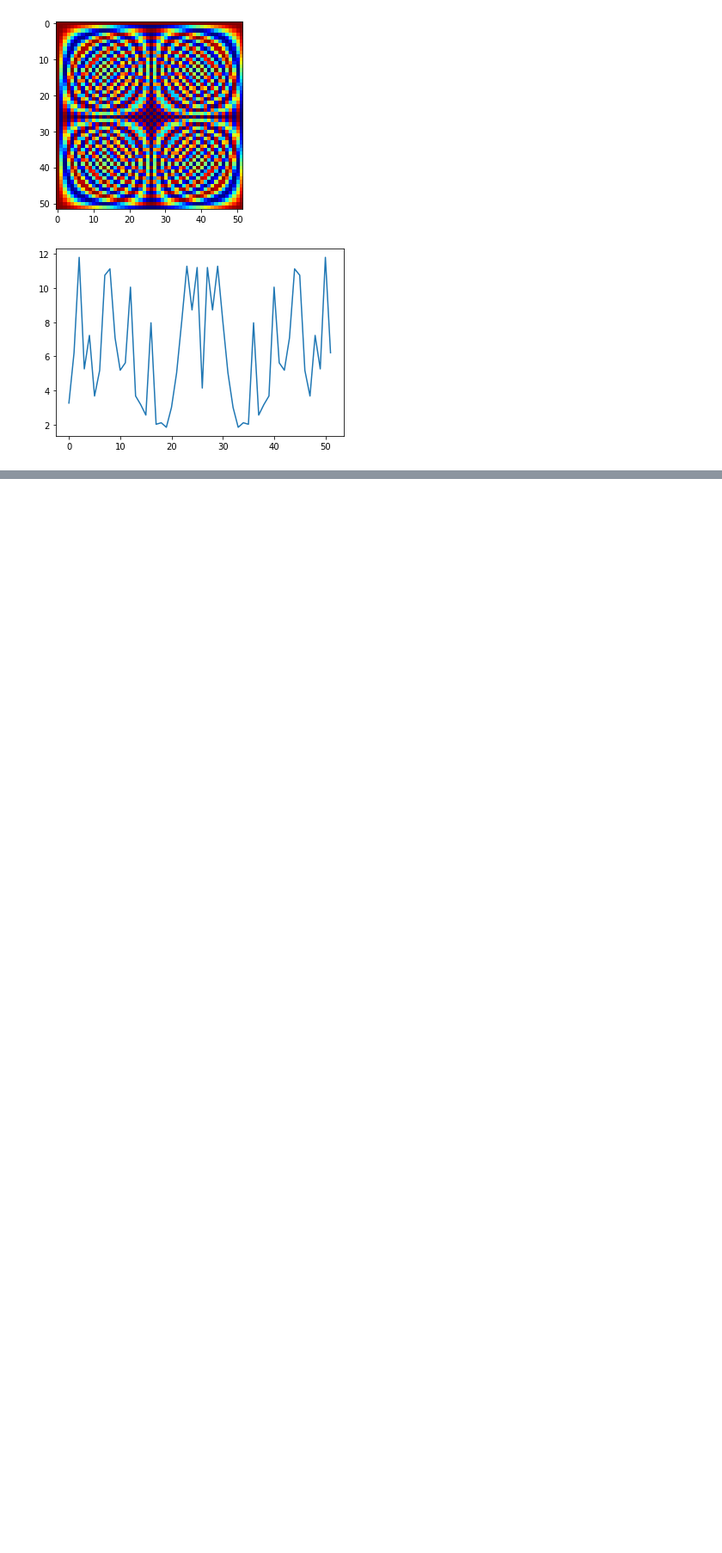
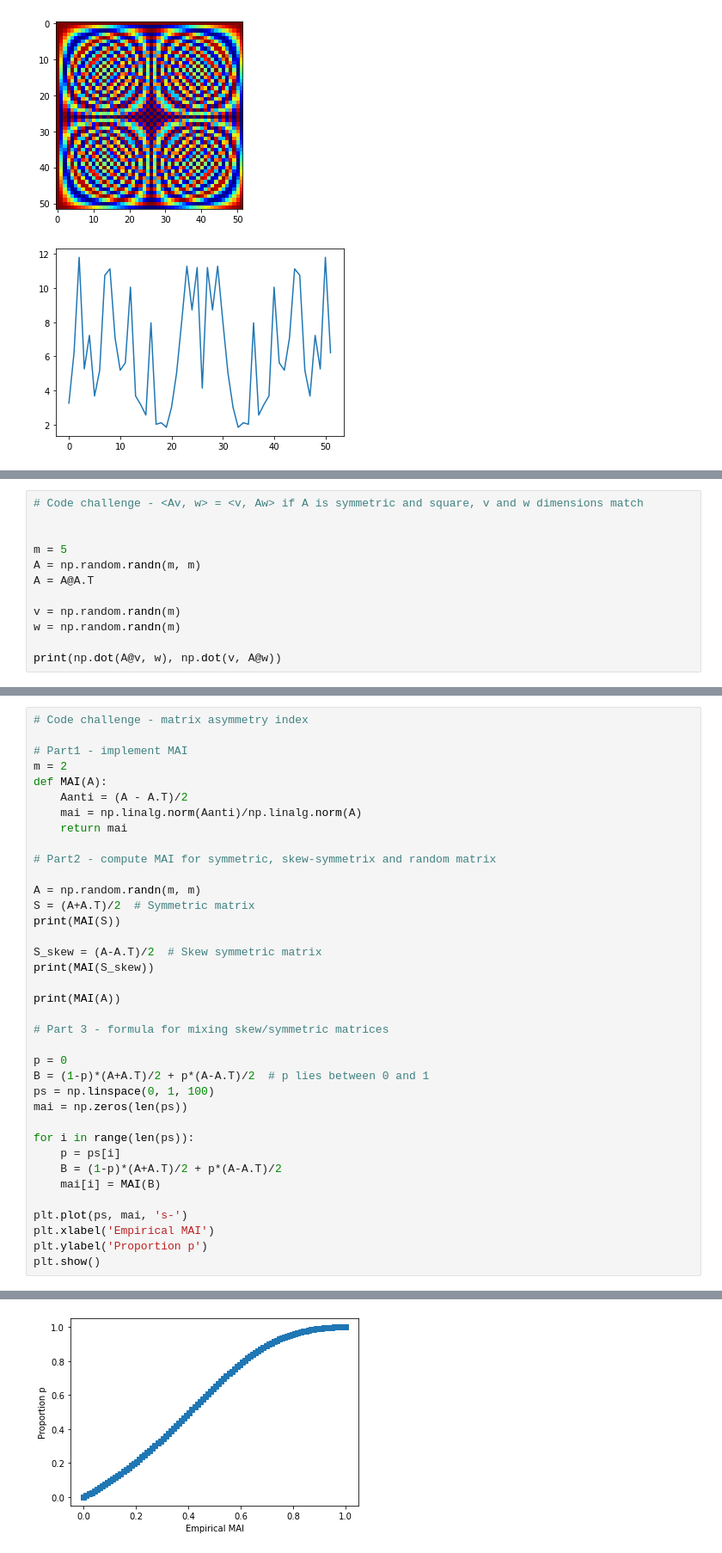
Before and after one commit to abhijitkalta/linear_algebra, a Jupyter notebook: matrix/matrix_algebra.ipynb, the cells around one changed output, grey strips where cells are left out. Shown: that part at 86% size. Drawn from its saved outputs; the diff is of its cells as text; blank space fills up the shorter version.

Commit message:
Add matrix spaces and inverse

```diff
--- a/matrix/matrix_algebra.ipynb
+++ b/matrix/matrix_algebra.ipynb
@@ -692,0 +758,12 @@ plt.show()
+# %%
+# Code challenge - <Av, w> = <v, Aw> if A is symmetric and square, v and w dimensions match
+
+
+m = 5
+A = np.random.randn(m, m)
+A = A@A.T
+
+v = np.random.randn(m)
+w = np.random.randn(m)
+
+print(np.dot(A@v, w), np.dot(v, A@w))
@@ -692,0 +772,38 @@ plt.show()
+# %%
+# Code challenge - matrix asymmetry index
+
+# Part1 - implement MAI
+m = 2
+def MAI(A):
+    Aanti = (A - A.T)/2
+    mai = np.linalg.norm(Aanti)/np.linalg.norm(A)
+    return mai
+
+# Part2 - compute MAI for symmetric, skew-symmetrix and random matrix
+
+A = np.random.randn(m, m)
+S = (A+A.T)/2  # Symmetric matrix
+print(MAI(S))
+
+S_skew = (A-A.T)/2  # Skew symmetric matrix
+print(MAI(S_skew))
+
+print(MAI(A))
+
+# Part 3 - formula for mixing skew/symmetric matrices
+
+p = 0
+B = (1-p)*(A+A.T)/2 + p*(A-A.T)/2  # p lies between 0 and 1
+ps = np.linspace(0, 1, 100)
+mai = np.zeros(len(ps))
+
+for i in range(len(ps)):
+    p = ps[i]
+    B = (1-p)*(A+A.T)/2 + p*(A-A.T)/2
+    mai[i] = MAI(B)
+
+plt.plot(ps, mai, 's-')
+plt.xlabel('Empirical MAI')
+plt.ylabel('Proportion p')
+plt.show()
+# %% [output]
@@ -692,0 +813 @@ plt.show()
+[figure, added]
```
Also changed, not shown: parts of 4 cells of this notebook, 2 other files.
